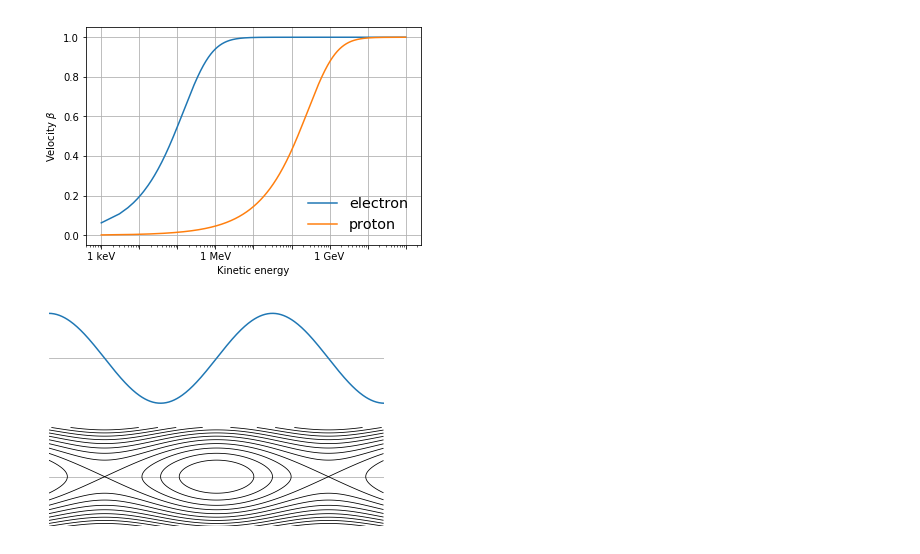
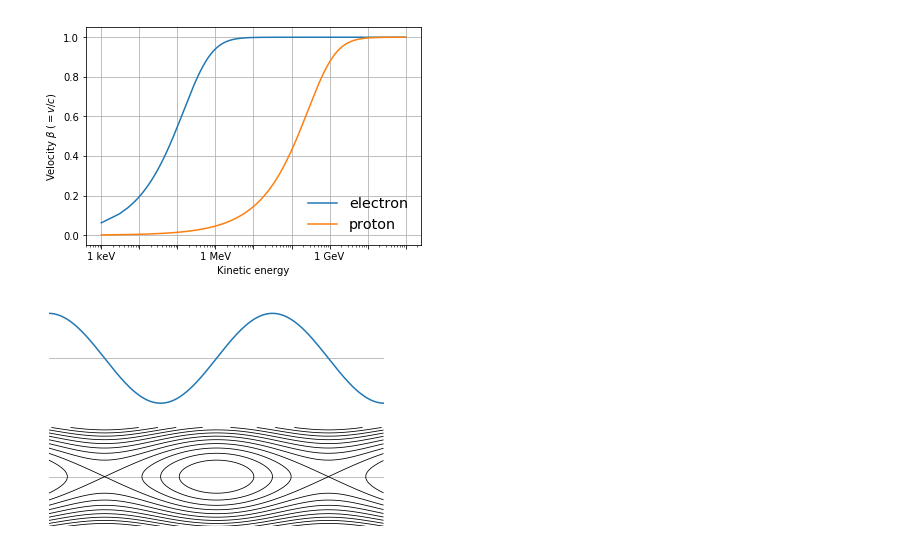
Before and after one commit to esuwaishi/IRoHa, a Jupyter notebook: IRoHa.ipynb, the cells around one changed output. Drawn from its saved outputs; the diff is of its cells as text; code cells hidden in the pictures.

```diff
--- a/IRoHa.ipynb
+++ b/IRoHa.ipynb
@@ -6,30 +6,30 @@ import longitudinal as lde
 # %%
 fig, ax = plt.subplots()
 
 E0_e = 0.5109989461e6
 E0_p = 938e6
 
 Ek = np.linspace(1e3, 1e11, 50000000)
 
 beta_e = np.sqrt(1 - 1/(1 + Ek/E0_e)**2)
 beta_p = np.sqrt(1 - 1/(1 + Ek/E0_p)**2)
 
 ax.semilogx(Ek, beta_e, label='electron')
 ax.semilogx(Ek, beta_p, label='proton')
 ax.set_xlabel('Kinetic energy')
-ax.set_ylabel(r"Velocity $\beta$")
+ax.set_ylabel(r"Velocity $\beta\; (=v/c)$")
 ax.set_xticks([1e3, 1e4, 1e5, 1e6, 1e7, 1e8, 1e9, 1e10, 1e11])
 ax.set_xticklabels(["1 keV", "", "", "1 MeV", "", "", "1 GeV", "", "",""])
 
 ax.grid()
 ax.legend().get_frame().set_alpha(0.6)
 ax.legend(loc='lower right', fontsize='x-large', frameon=False)
 
 fig.savefig("velocity.pdf", transparent=True)
 
 plt.show()
 # %% [output]
-[figure, old version]
+[figure, new version]
 # %%
 delta = 0.025
 x = np.arange(-1.5*np.pi, 1.5*np.pi, delta)
```
Also changed, not shown: parts of 2 cells of this notebook, 9 other files.
